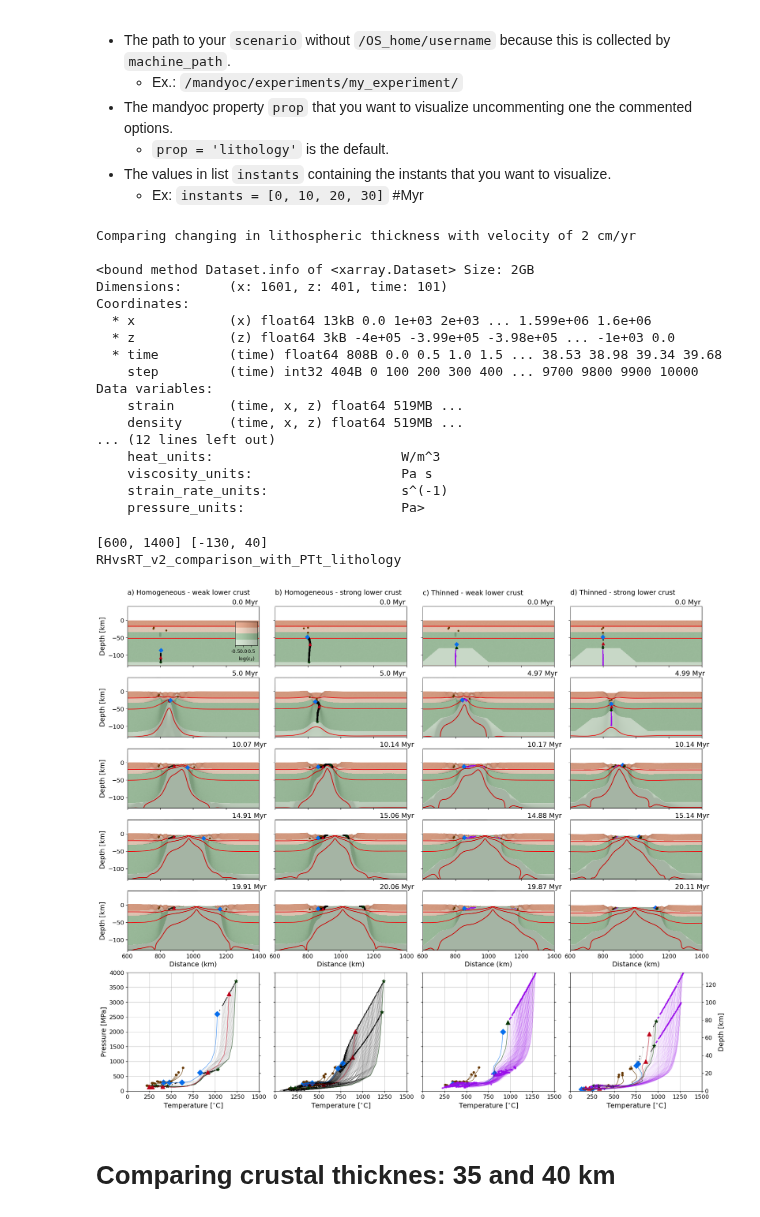
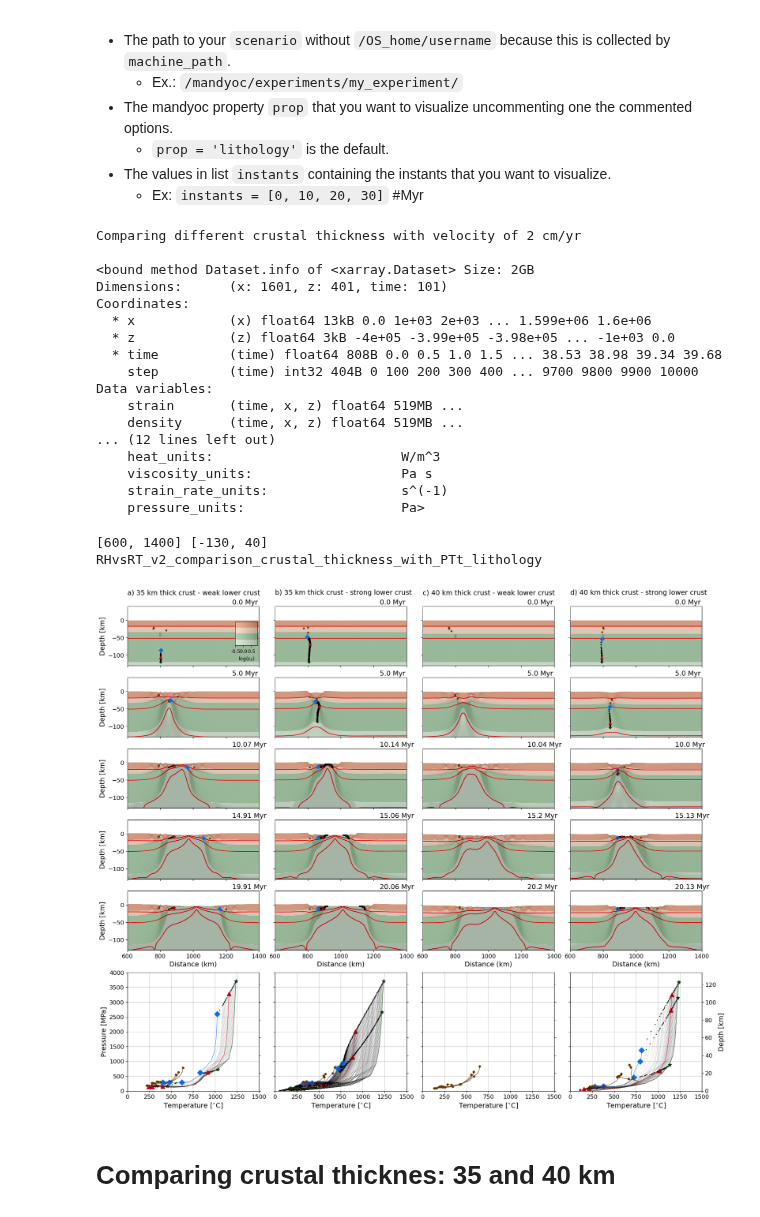
Before and after one commit to jopmas/scripts, a Jupyter notebook: rifting_article/plot_steps_comparison_with_PTt.ipynb, the cells around one changed output. Drawn from its saved outputs; the diff is of its cells as text; code cells hidden in the pictures.

```diff
--- a/rifting_article/plot_steps_comparison_with_PTt.ipynb
+++ b/rifting_article/plot_steps_comparison_with_PTt.ipynb
@@ -42,11 +42,11 @@ from mandyocIO import read_datasets, change_dataset, plot_property, find_nearest
  - The values in list `instants` containing the instants that you want to visualize.
      - Ex: `instants = [0, 10, 20, 30]` #Myr
 # %%
-compare_lithoramp = True # if True, it will compare lithoramp and lith120km models
-# compare_lithoramp = False
+# compare_lithoramp = True # if True, it will compare lithoramp and lith120km models
+compare_lithoramp = False
 
-# compare_crustal_thickness = True # if True, it will compare crustal thickness models
-compare_crustal_thickness = False
+compare_crustal_thickness = True # if True, it will compare crustal thickness models
+# compare_crustal_thickness = False
 
 # v = 1
 v = 2
@@ -214,7 +214,7 @@ trackdataset1 = xr.open_dataset(f"{scenarios[1]}/_track_xzPT_all_steps.nc")
 trackdataset2 = xr.open_dataset(f"{scenarios[2]}/_track_xzPT_all_steps.nc")
 trackdataset3 = xr.open_dataset(f"{scenarios[3]}/_track_xzPT_all_steps.nc")
 # %% [output]
-Comparing changing in lithospheric thickness with velocity of 2 cm/yr
+Comparing different crustal thickness with velocity of 2 cm/yr
 
 <bound method Dataset.info of <xarray.Dataset> Size: 2GB
 Dimensions:      (x: 1601, z: 401, time: 101)
@@ -480,36 +480,36 @@ for i in range(len(instants)):
     ax_name = idxs_aux[i, 2]
     axs[idxs_aux[i, 0]].set_ylabel('Depth [km]', fontsize=label_fsize)
     axs[idxs_aux[i, 1]].set_yticklabels([])
     axs[idxs_aux[i, 2]].set_yticklabels([])
     axs[idxs_aux[i, 3]].set_yticklabels([])
 
     # axs[idxs_aux[i, 0]].text(-0.1, 0.95, f"{line_labels[i]})", transform=axs[idxs_aux[i, 0]].transAxes, fontsize=16)
 
     if(i == len(instants) - 1):
         axs[idxs_aux[i, 0]].set_xlabel('Distance (km)', fontsize=label_fsize)
         axs[idxs_aux[i, 1]].set_xlabel('Distance (km)', fontsize=label_fsize)
         axs[idxs_aux[i, 2]].set_xlabel('Distance (km)', fontsize=label_fsize)
         axs[idxs_aux[i, 3]].set_xlabel('Distance (km)', fontsize=label_fsize)
 
     else:
         axs[idxs_aux[i, 0]].set_xticklabels([])
         axs[idxs_aux[i, 1]].set_xticklabels([])
         axs[idxs_aux[i, 2]].set_xticklabels([])
         axs[idxs_aux[i, 3]].set_xticklabels([])
 
 if(compare_lithoramp == True):
     figname = f"RHvsRT_v{v}_comparison_with_PTt_{prop}"
 
 if(compare_crustal_thickness == True):
-    figname = f"RHvsRT_v{v}_comparison_crustal_thickness_with_PTt_{prop}"
+    figname = f"RH_v{v}_comparison_crustal_thickness_with_PTt_{prop}"
 
 print(figname)
 fig.savefig(f"figures/{figname}.png", dpi=200)
 fig.savefig(f"figures/{figname}.pdf", dpi=200)
 # %% [output]
 [600, 1400] [-130, 40]
-RHvsRT_v2_comparison_with_PTt_lithology
+RHvsRT_v2_comparison_crustal_thickness_with_PTt_lithology
-[figure, old version]
+[figure, new version]
 # %% [markdown]
 # Comparing crustal thicknes: 35 and 40 km
 # %%
```
Also changed, not shown: 30 other files.
